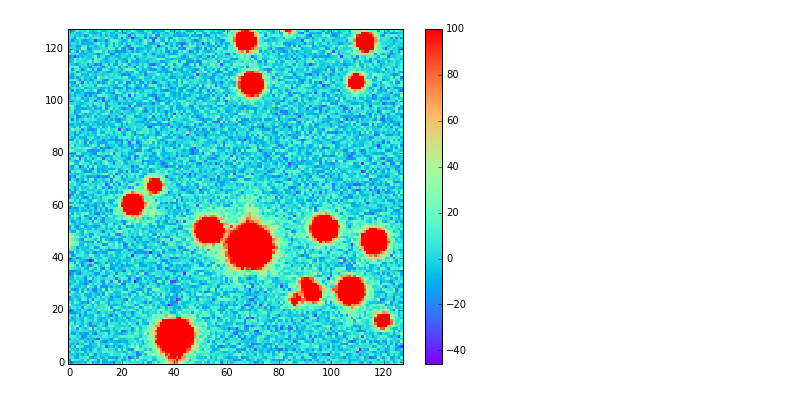
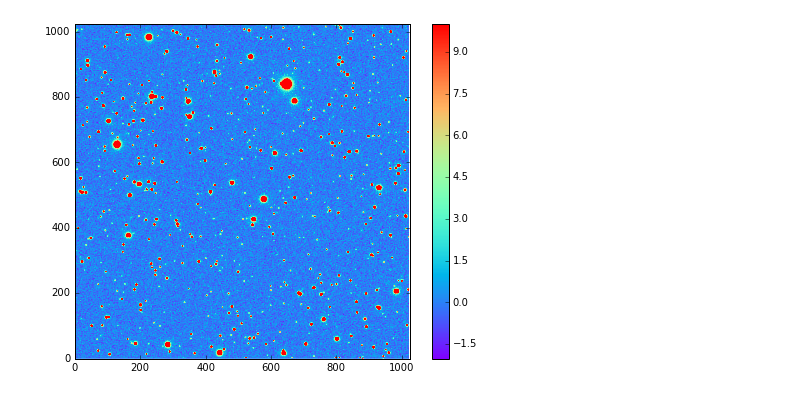
Before and after one commit to lsst-dm/experimental_DCR, a Jupyter notebook: DCR_1d_correction.ipynb, the cells around one changed output. Saved outputs shown, nothing was run; the diff lists cells and outputs as text; code cells hidden in the pictures.

```diff
--- a/DCR_1d_correction.ipynb
+++ b/DCR_1d_correction.ipynb
@@ -78,4 +66,11 @@ for temp in self.template:
-# %%
-look(template_sum, range = [-1e2, 1e2])
-# %% [output]
-[figure, removed]
+# %%
+model_arr = []
+for m_i in range(self.n_step):
+    model_arr.append(self.view_model(m_i))
+# %%
+# model = np.zeros(model_arr[0].shape)
+# for m in model_arr:
+#     model += m
+look(model_arr[1], range=[-1e1,1e1])
+# %% [output]
+[figure, added]
```
Also changed, not shown: parts of 14 cells of this notebook, 1 other file.
